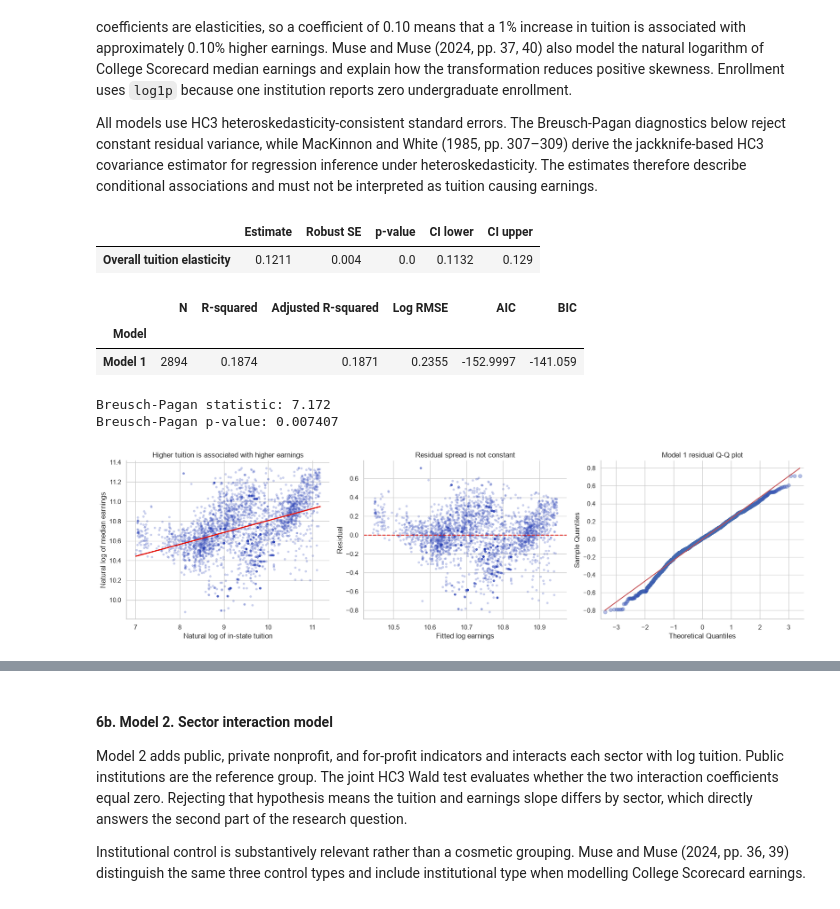
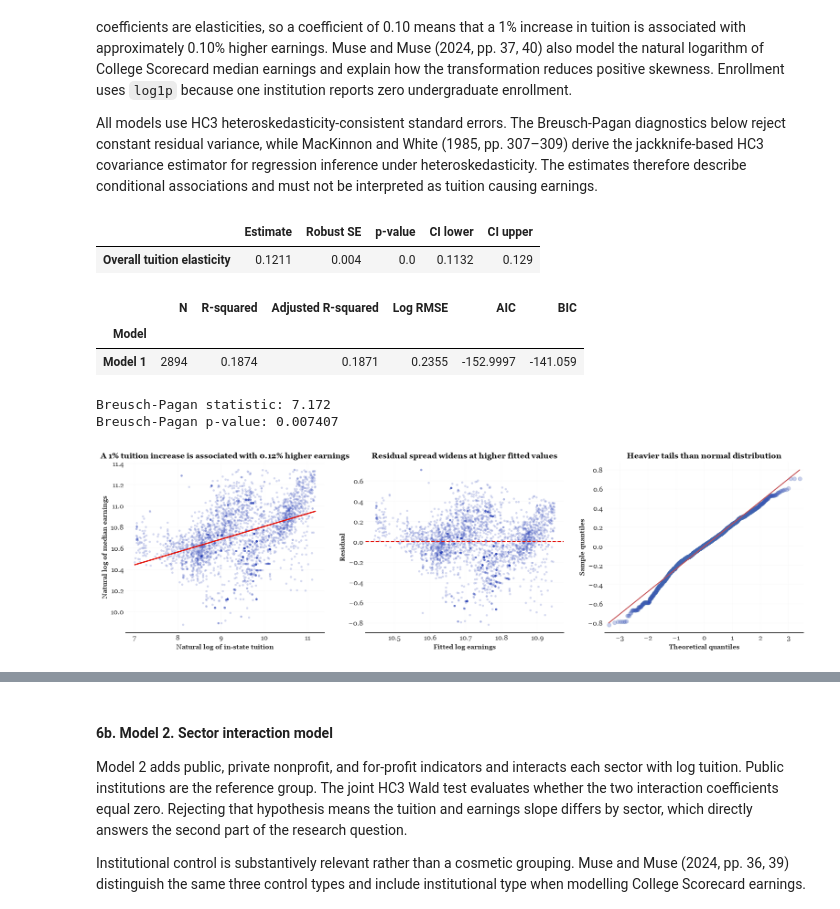
Before and after one commit to sakudiff/Data-102-MC01, a Jupyter notebook: DATA102_Project_Group1.ipynb, the cells around one changed output, grey strips where cells are left out. Cells and saved outputs as stored; diff of their text form; code cells hidden in the pictures.

```diff
--- a/DATA102_Project_Group1.ipynb
+++ b/DATA102_Project_Group1.ipynb
@@ -44,14 +44,3 @@ The dataset used in this analysis contains 6,273 rows and 24 columns. Each row r
 - **TUITIONFEE_OUT** — Published out-of-state tuition and fees
 - **GRAD_DEBT_MDN** — Median debt of graduates (federal and private loans)
 - **MD_EARN_WNE_P10** — Median earnings of former students ten years after entry, among those working and not enrolled
-# %%
-import pandas as pd
-import numpy as np
-import matplotlib.pyplot as plt
-import seaborn as sns
-
-# Set up visual aesthetics
-sns.set_theme(style="whitegrid")
-from scipy import stats
-import statsmodels.api as sm
-from IPython.display import display
@@ -860,12 +884,15 @@ bp_statistic, bp_p_value, _, _ = het_breuschpagan(
 print(f"Breusch-Pagan statistic: {bp_statistic:.3f}")
 print(f"Breusch-Pagan p-value: {bp_p_value:.4g}")
 
-fig, axes = plt.subplots(1, 3, figsize=(17, 4.8))
+
+fig, axes = plt.subplots(1, 3, figsize=(16, 5))
+
+# Panel 1: Log-log scatter with regression line
 axes[0].scatter(
     model_data["log_tuition"],
     model_data["log_earnings"],
-    alpha=0.25,
-    s=16,
+    alpha=0.2,
+    s=12,
     color="#2E45B8",
     edgecolors="none",
 )
@@ -873,44 +900,46 @@ log_tuition_grid = np.linspace(
     model_data["log_tuition"].min(), model_data["log_tuition"].max(), 100
 )
 axes[0].plot(
     log_tuition_grid,
     model1.params["Intercept"] + model1.params["log_tuition"] * log_tuition_grid,
     color="#E3120B",
     linewidth=2,
 )
-axes[0].set_title("Higher tuition is associated with higher earnings")
+axes[0].set_title("A 1% tuition increase is associated with 0.12% higher earnings", fontsize=12, fontweight="bold")
 axes[0].set_xlabel("Natural log of in-state tuition")
 axes[0].set_ylabel("Natural log of median earnings")
 
+# Panel 2: Residuals vs fitted
 axes[1].scatter(
     model1.fittedvalues,
     model1.resid,
-    alpha=0.25,
-    s=16,
+    alpha=0.2,
+    s=12,
     color="#2E45B8",
     edgecolors="none",
 )
 axes[1].axhline(0, color="#E3120B", linewidth=1.5, linestyle="--")
-axes[1].set_title("Residual spread is not constant")
+axes[1].set_title("Residual spread widens at higher fitted values", fontsize=12, fontweight="bold")
 axes[1].set_xlabel("Fitted log earnings")
 axes[1].set_ylabel("Residual")
 
-sm.qqplot(model1.resid, line="s", ax=axes[2], markerfacecolor="#2E45B8", alpha=0.35)
-axes[2].set_title("Model 1 residual Q-Q plot")
-for axis in axes:
-    axis.spines["top"].set_visible(False)
-    axis.spines["right"].set_visible(False)
-plt.tight_layout()
+# Panel 3: Q-Q plot
+sm.qqplot(model1.resid, line="s", ax=axes[2], markerfacecolor="#2E45B8", alpha=0.25)
+axes[2].set_title("Heavier tails than normal distribution", fontsize=12, fontweight="bold")
+axes[2].set_xlabel("Theoretical quantiles")
+axes[2].set_ylabel("Sample quantiles")
+
+plt.tight_layout(pad=2)
 plt.show()
 # %% [output]
 |  | Estimate | Robust SE | p-value | CI lower | CI upper |
 | Overall tuition elasticity | 0.1211 | 0.004 | 0.0 | 0.1132 | 0.129 |
 |  | N | R-squared | Adjusted R-squared | Log RMSE | AIC | BIC |
 | Model |  |  |  |  |  |  |
 | Model 1 | 2894 | 0.1874 | 0.1871 | 0.2355 | -152.9997 | -141.059 |
 Breusch-Pagan statistic: 7.172
 Breusch-Pagan p-value: 0.007407
-[figure, old version]
+[figure, new version]
 # %% [markdown]
 #### 6a. Model 1. Overall tuition and earnings relationship
 
```
Also changed, not shown: parts of 14 cells of this notebook, 13 other files.
